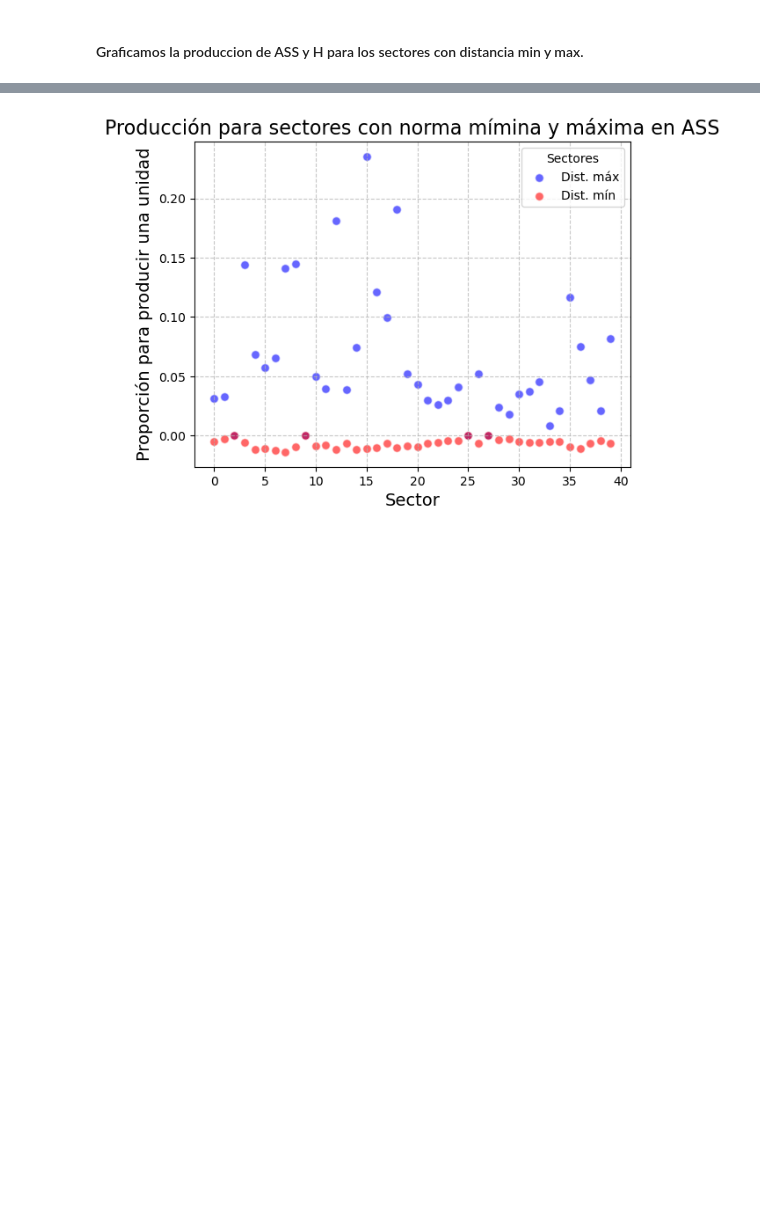
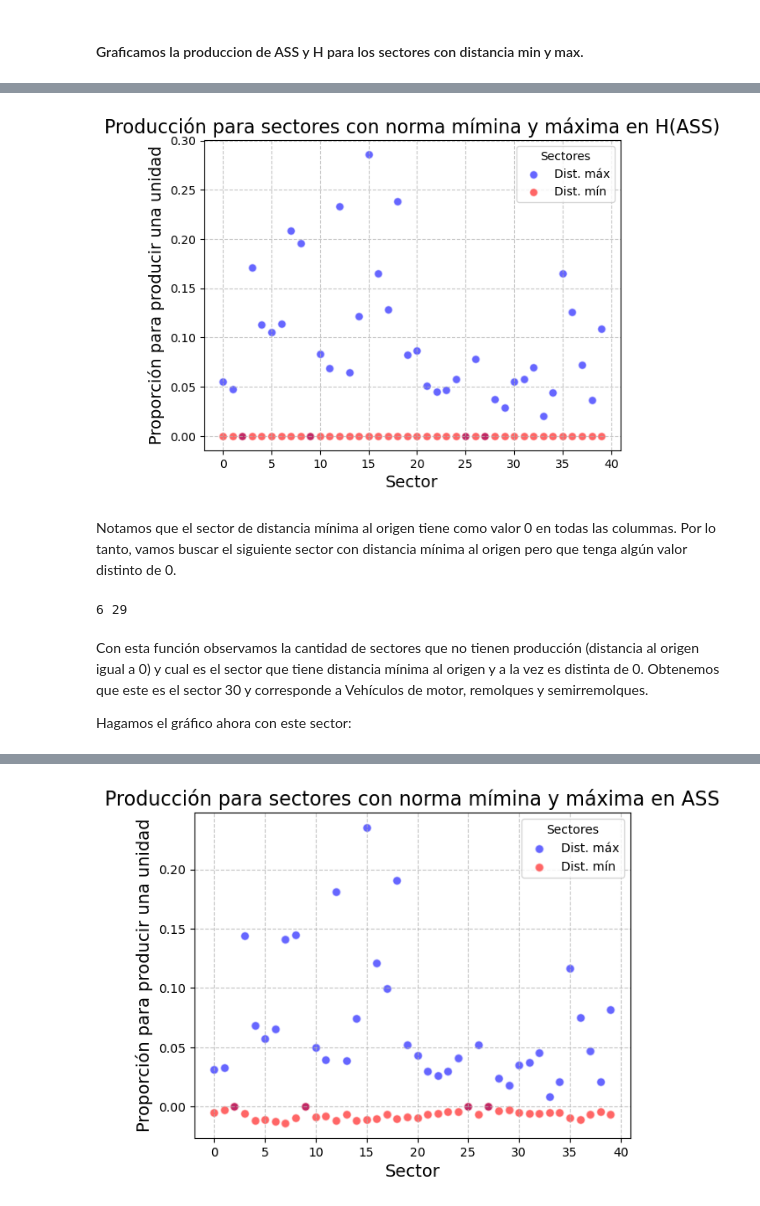
Before and after one commit to SoutoSebastian/TP2-ALC, a Jupyter notebook: TP2/grupo_31_TP2.ipynb, the cells around one changed output, grey strips where cells are left out. Saved outputs shown, nothing was run; the diff lists cells and outputs as text; code cells hidden in the pictures; blank space fills up the shorter version.

```diff
--- a/TP2/grupo_31_TP2.ipynb
+++ b/TP2/grupo_31_TP2.ipynb
@@ -882,0 +908,44 @@ El sector 40 corresponde a "Otros servicios" de todo tipo y el 3 a "Minería (en
+# %%
+#Ahora para H:
+
+
+plt.scatter(range(len(sector_maxH)),sector_maxH, c='blue',label='Dist. máx', alpha=0.6, edgecolors='w', s=50)
+plt.scatter(range(len(sector_minH)),sector_minH, c='red',label='Dist. mín', alpha=0.6, edgecolors='w', s=50)
+
+plt.title('Producción para sectores con norma mímina y máxima en H(ASS)', fontsize=16)
+plt.xlabel('Sector', fontsize=14)
+plt.ylabel('Proporción para producir una unidad', fontsize=14)
+
+plt.grid(True, linestyle='--', alpha=0.7)
+plt.legend(title='Sectores')
+plt.show()
+# %% [output]
+[figure, added]
+# %% [markdown]
+Notamos que el sector de distancia mínima al origen tiene como valor 0 en todas las colummas. Por lo tanto, vamos buscar el siguiente sector
+con distancia mínima al origen pero que tenga algún valor distinto de 0.
+# %%
+def dist_min(d):
+    cantidad_ceros = 0
+    sector_min = 0
+    dist_min= 0
+    for i in range (len(d)):
+        if d[i] == 0:
+            cantidad_ceros += 1
+        elif d[i] < dist_min or dist_min == 0:
+            sector_min = i
+            dist_min = d[i]
+
+    return cantidad_ceros, sector_min
+
+cantidad_ceros, sector_min = dist_min(distancias_0)
+
+print(cantidad_ceros, sector_min)
+# %% [output]
+6 29
+# %% [markdown]
+Con esta función observamos la cantidad de sectores que no tienen producción (distancia al origen igual a 0) y cual es el sector que tiene distancia
+mínima al origen y a la vez es distinta de 0.
+Obtenemos que este es el sector 30 y corresponde a Vehículos de motor, remolques y semirremolques.
+
+Hagamos el gráfico ahora con este sector:
```
Also changed, not shown: parts of 16 cells of this notebook.
